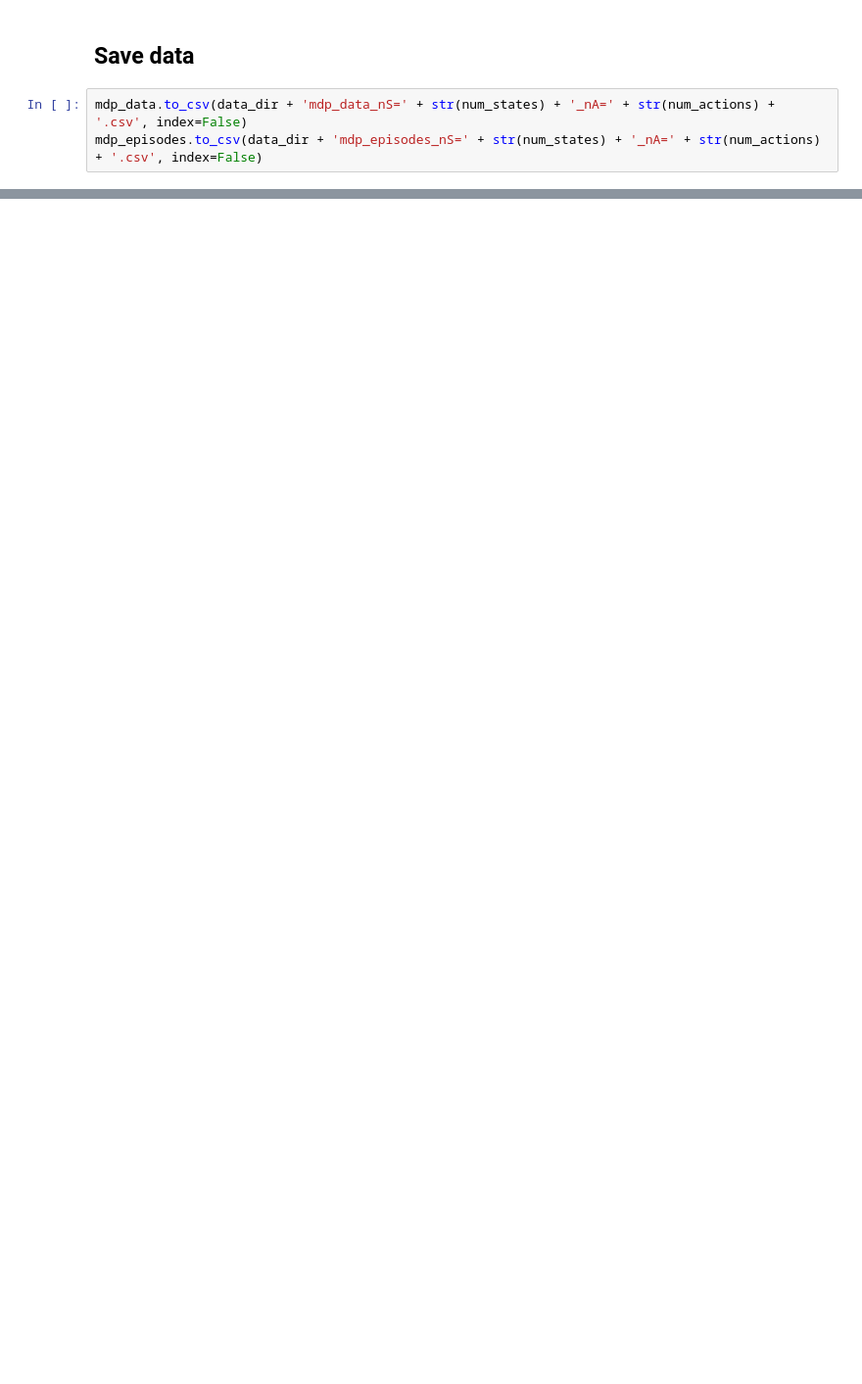
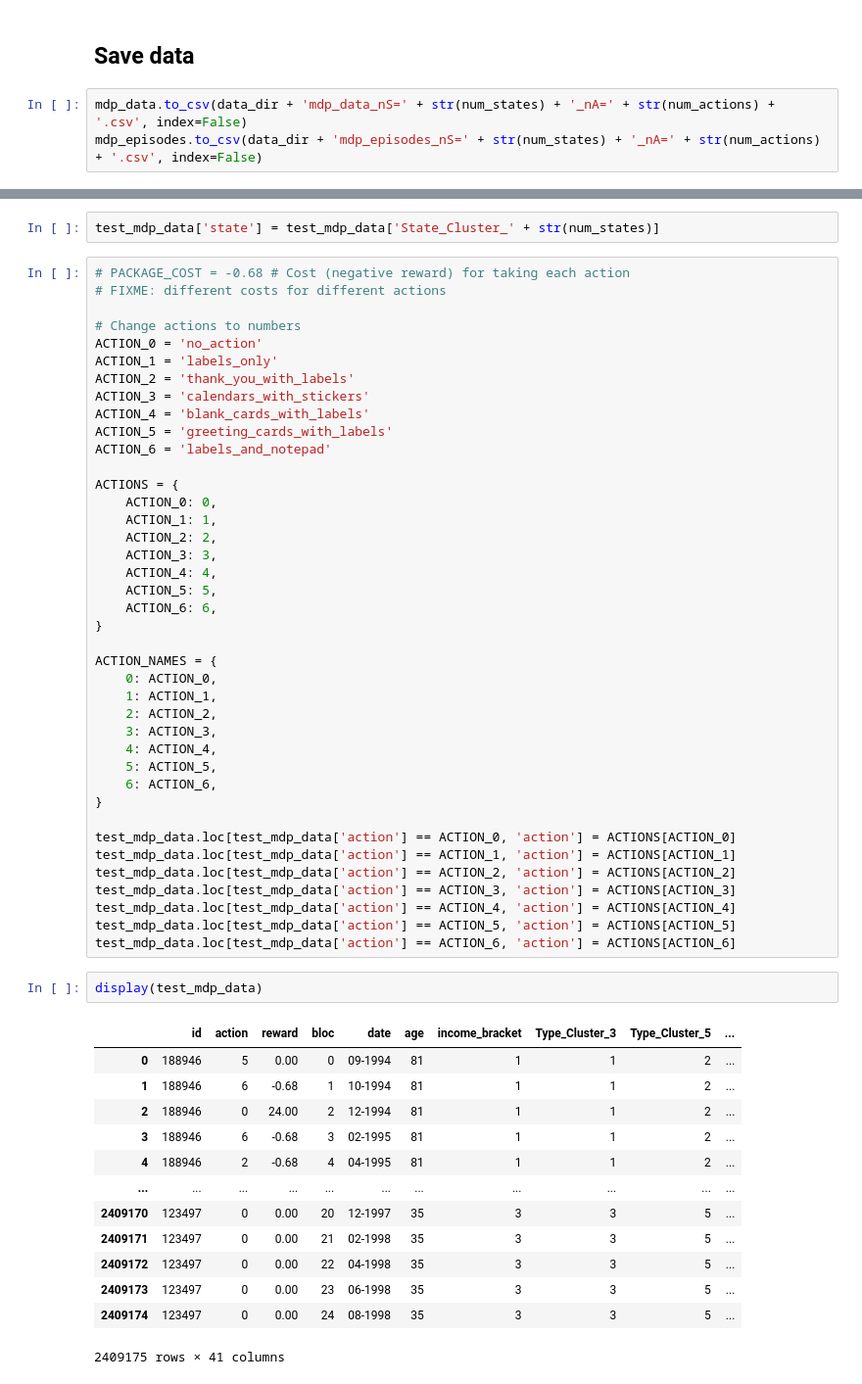
Before and after one commit to amrut-prabhu/direct_marketing_planning, a Jupyter notebook: 3_KDD_MDP_RL.ipynb, the cells around one changed output, grey strips where cells are left out. Shown at 98% size. Cells and saved outputs as stored; diff of their text form; blank space fills up the shorter version.

```diff
--- a/3_KDD_MDP_RL.ipynb
+++ b/3_KDD_MDP_RL.ipynb
@@ -964,0 +949,58 @@ mdp_episodes.to_csv(data_dir + 'mdp_episodes_nS=' + str(num_states) + '_nA=' + s
+# %%
+test_mdp_data['state'] = test_mdp_data['State_Cluster_' + str(num_states)]
+# %%
+# PACKAGE_COST = -0.68 # Cost (negative reward) for taking each action
+# FIXME: different costs for different actions
+
+# Change actions to numbers
+ACTION_0 = 'no_action'
+ACTION_1 = 'labels_only'
+ACTION_2 = 'thank_you_with_labels'
+ACTION_3 = 'calendars_with_stickers'
+ACTION_4 = 'blank_cards_with_labels'
+ACTION_5 = 'greeting_cards_with_labels'
+ACTION_6 = 'labels_and_notepad'
+
+ACTIONS = {
+    ACTION_0: 0,
+    ACTION_1: 1,
+    ACTION_2: 2,
+    ACTION_3: 3,
+    ACTION_4: 4,
+    ACTION_5: 5,
+    ACTION_6: 6,
+}
+
+ACTION_NAMES = {
+    0: ACTION_0,
+    1: ACTION_1,
+    2: ACTION_2,
+    3: ACTION_3,
+    4: ACTION_4,
+    5: ACTION_5,
+    6: ACTION_6,
+}
+
+test_mdp_data.loc[test_mdp_data['action'] == ACTION_0, 'action'] = ACTIONS[ACTION_0]
+test_mdp_data.loc[test_mdp_data['action'] == ACTION_1, 'action'] = ACTIONS[ACTION_1]
+test_mdp_data.loc[test_mdp_data['action'] == ACTION_2, 'action'] = ACTIONS[ACTION_2]
+test_mdp_data.loc[test_mdp_data['action'] == ACTION_3, 'action'] = ACTIONS[ACTION_3]
+test_mdp_data.loc[test_mdp_data['action'] == ACTION_4, 'action'] = ACTIONS[ACTION_4]
+test_mdp_data.loc[test_mdp_data['action'] == ACTION_5, 'action'] = ACTIONS[ACTION_5]
+test_mdp_data.loc[test_mdp_data['action'] == ACTION_6, 'action'] = ACTIONS[ACTION_6]
+# %%
+display(test_mdp_data)
+# %% [output]
+|  | id | action | reward | bloc | date | age | income_bracket | Type_Cluster_3 | Type_Cluster_5 | ... |
+| 0 | 188946 | 5 | 0.00 | 0 | 09-1994 | 81 | 1 | 1 | 2 | ... |
+| 1 | 188946 | 6 | -0.68 | 1 | 10-1994 | 81 | 1 | 1 | 2 | ... |
+| 2 | 188946 | 0 | 24.00 | 2 | 12-1994 | 81 | 1 | 1 | 2 | ... |
+| 3 | 188946 | 6 | -0.68 | 3 | 02-1995 | 81 | 1 | 1 | 2 | ... |
+| 4 | 188946 | 2 | -0.68 | 4 | 04-1995 | 81 | 1 | 1 | 2 | ... |
+| ... | ... | ... | ... | ... | ... | ... | ... | ... | ... | ... |
+| 2409170 | 123497 | 0 | 0.00 | 20 | 12-1997 | 35 | 3 | 3 | 5 | ... |
+| 2409171 | 123497 | 0 | 0.00 | 21 | 02-1998 | 35 | 3 | 3 | 5 | ... |
+| 2409172 | 123497 | 0 | 0.00 | 22 | 04-1998 | 35 | 3 | 3 | 5 | ... |
+| 2409173 | 123497 | 0 | 0.00 | 23 | 06-1998 | 35 | 3 | 3 | 5 | ... |
+| 2409174 | 123497 | 0 | 0.00 | 24 | 08-1998 | 35 | 3 | 3 | 5 | ... |
+2409175 rows × 41 columns
```
Also changed, not shown: parts of 30 cells of this notebook.
